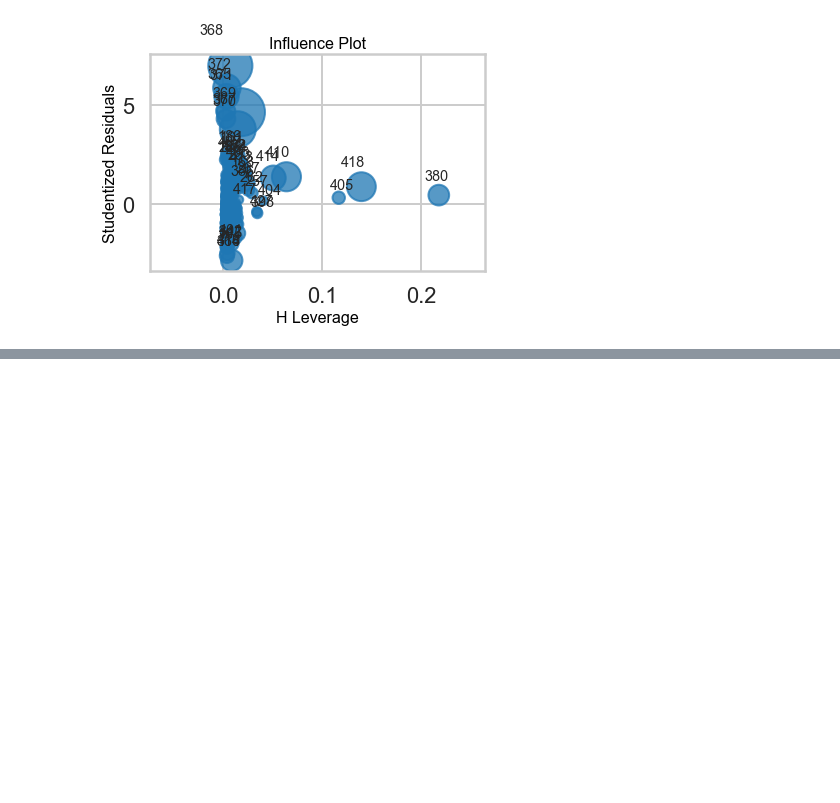
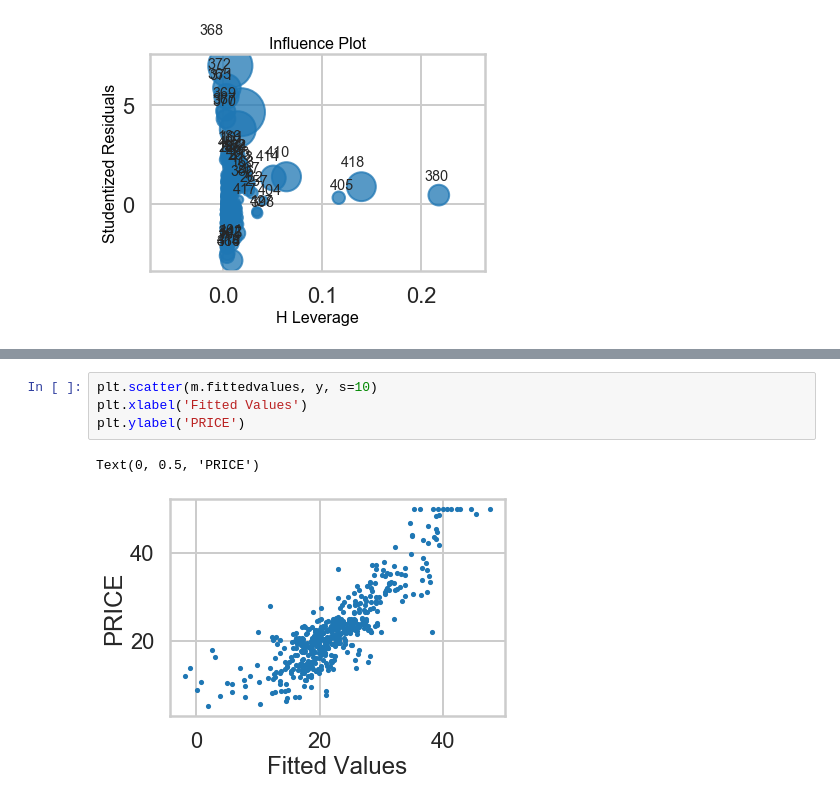
Before and after one commit to narek-g/mec-mini-projects, a Jupyter notebook: mec-11.4.1-linear-regression-mini-project/Mini_Project_Linear_Regression.ipynb, the cells around one changed output, grey strips where cells are left out. Cells and saved outputs as stored; diff of their text form; blank space fills up the shorter version.

```diff
--- a/mec-11.4.1-linear-regression-mini-project/Mini_Project_Linear_Regression.ipynb
+++ b/mec-11.4.1-linear-regression-mini-project/Mini_Project_Linear_Regression.ipynb
@@ -1041,0 +1075,7 @@ influence_plot(m)
+# %%
+plt.scatter(m.fittedvalues, y, s=10)
+plt.xlabel('Fitted Values')
+plt.ylabel('PRICE')
+# %% [output]
+Text(0, 0.5, 'PRICE')
+[figure, added]
```
Also changed, not shown: parts of 3 cells of this notebook.
